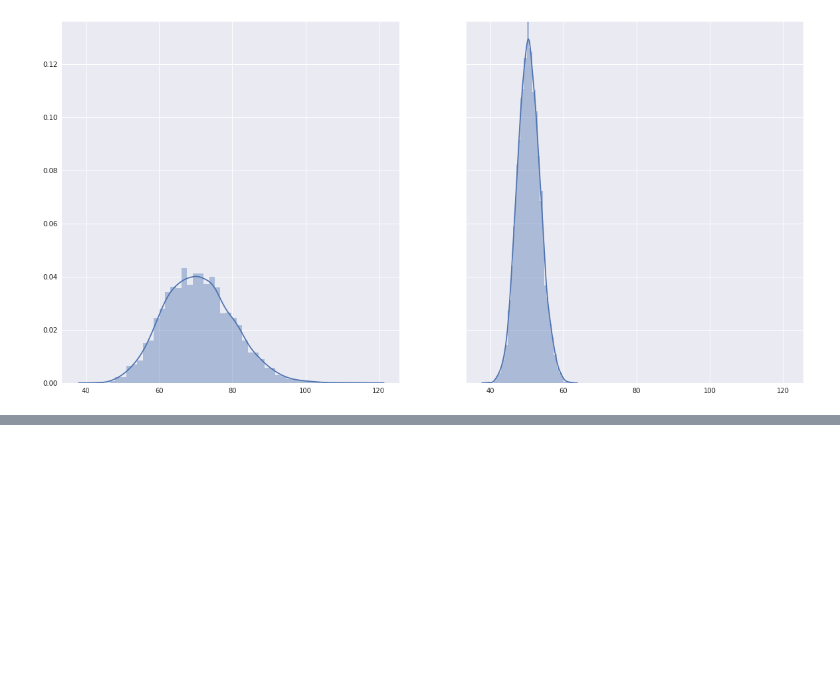
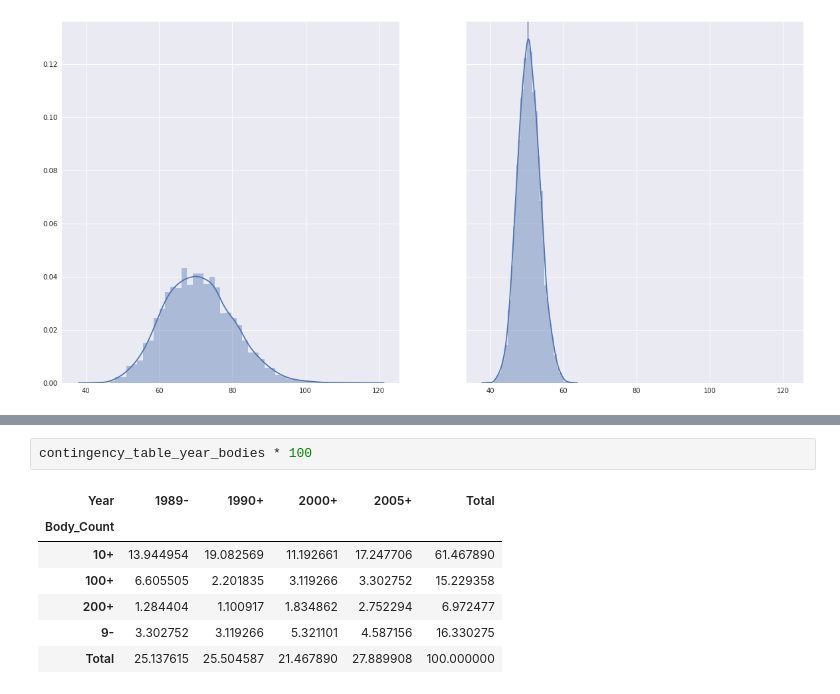
Before and after one commit to Euphe/data_analysis_project, a Jupyter notebook: HW_Mirkin.ipynb, the cells around one changed output, grey strips where cells are left out. Saved outputs shown, nothing was run; the diff lists cells and outputs as text; blank space fills up the shorter version.

```diff
--- a/HW_Mirkin.ipynb
+++ b/HW_Mirkin.ipynb
@@ -169,0 +228,10 @@ sns.distplot(bootstrap_means(cluster_1.Body_Count), ax=axes[1])
+# %%
+contingency_table_year_bodies * 100
+# %% [output]
+| Year | 1989- | 1990+ | 2000+ | 2005+ | Total |
+| Body_Count |  |  |  |  |  |
+| 10+ | 13.944954 | 19.082569 | 11.192661 | 17.247706 | 61.467890 |
+| 100+ | 6.605505 | 2.201835 | 3.119266 | 3.302752 | 15.229358 |
+| 200+ | 1.284404 | 1.100917 | 1.834862 | 2.752294 | 6.972477 |
+| 9- | 3.302752 | 3.119266 | 5.321101 | 4.587156 | 16.330275 |
+| Total | 25.137615 | 25.504587 | 21.467890 | 27.889908 | 100.000000 |
```
Also changed, not shown: parts of 5 cells of this notebook.
